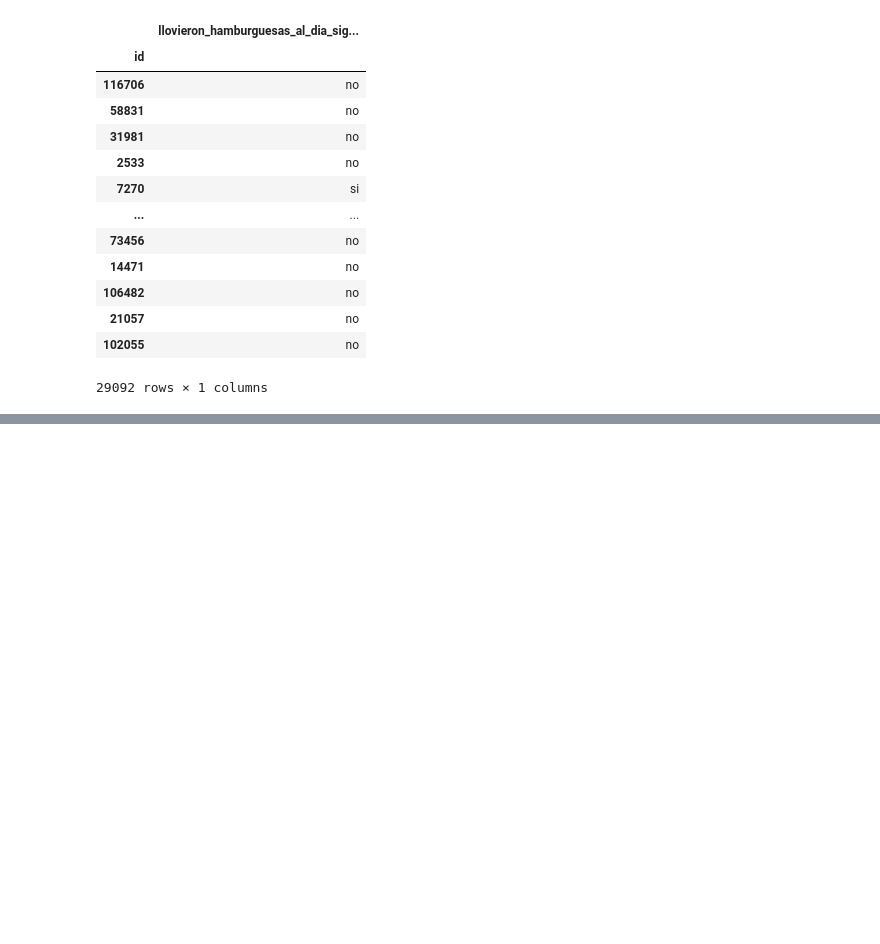
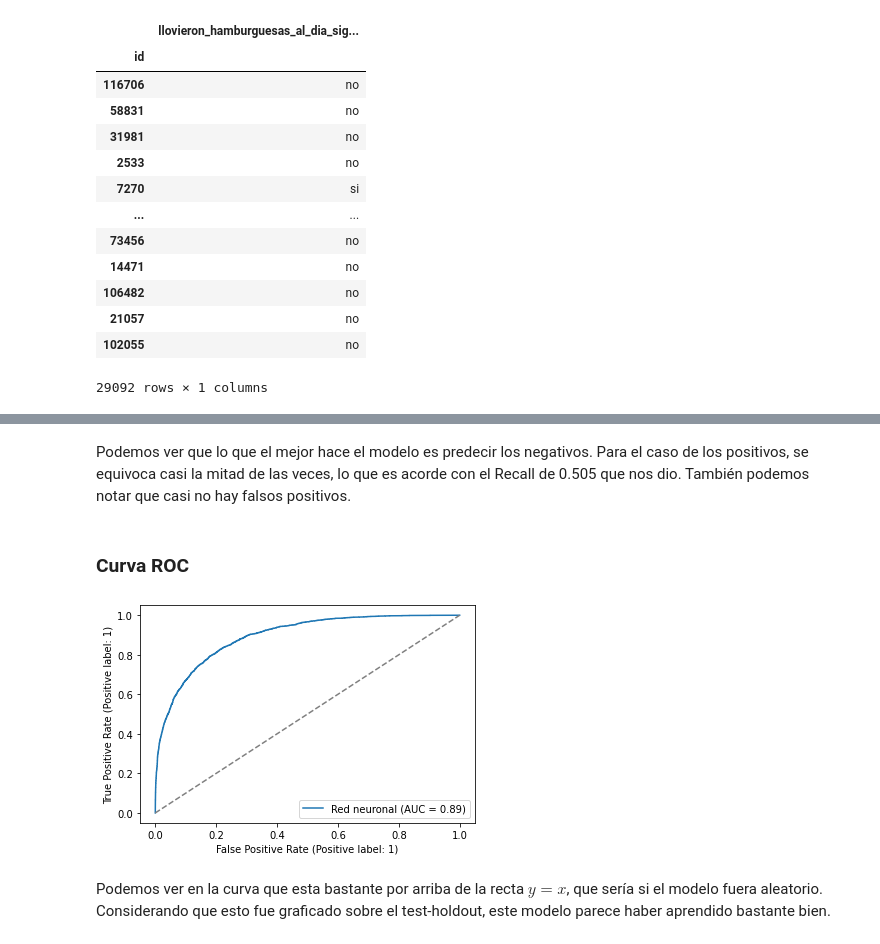
Before and after one commit to fdelu/orga-de-datos, a Jupyter notebook: parte_2/NeuralNetwork.ipynb, the cells around one changed output, grey strips where cells are left out. Drawn from its saved outputs; the diff is of its cells as text; code cells hidden in the pictures; blank space fills up the shorter version.

```diff
--- a/parte_2/NeuralNetwork.ipynb
+++ b/parte_2/NeuralNetwork.ipynb
@@ -601,0 +631,15 @@ df_extra_predict.to_csv("NeuralNetwork.csv")
+# %% [markdown]
+Podemos ver que lo que el mejor hace el modelo es predecir los negativos. Para el caso de los positivos, se equivoca casi la mitad de las veces, lo que es acorde con el Recall de 0.505 que nos dio. También podemos notar que casi no hay falsos positivos.
+# %% [markdown]
+### Curva ROC
+# %%
+from sklearn.metrics import  RocCurveDisplay
+fig, ax = plt.subplots()
+
+RocCurveDisplay.from_predictions(Y_holdout, pipe.predict_proba(X_holdout)[:,1], name = "Red neuronal", ax = ax)
+ax.plot([0, 1], [0, 1], "--", color="gray")
+plt.show()
+# %% [output]
+[figure, added]
+# %% [markdown]
+Podemos ver en la curva que esta bastante por arriba de la recta $y=x$, que sería si el modelo fuera aleatorio. Considerando que esto fue graficado sobre el test-holdout, este modelo parece haber aprendido bastante bien.
```
Also changed, not shown: parts of 8 cells of this notebook.
